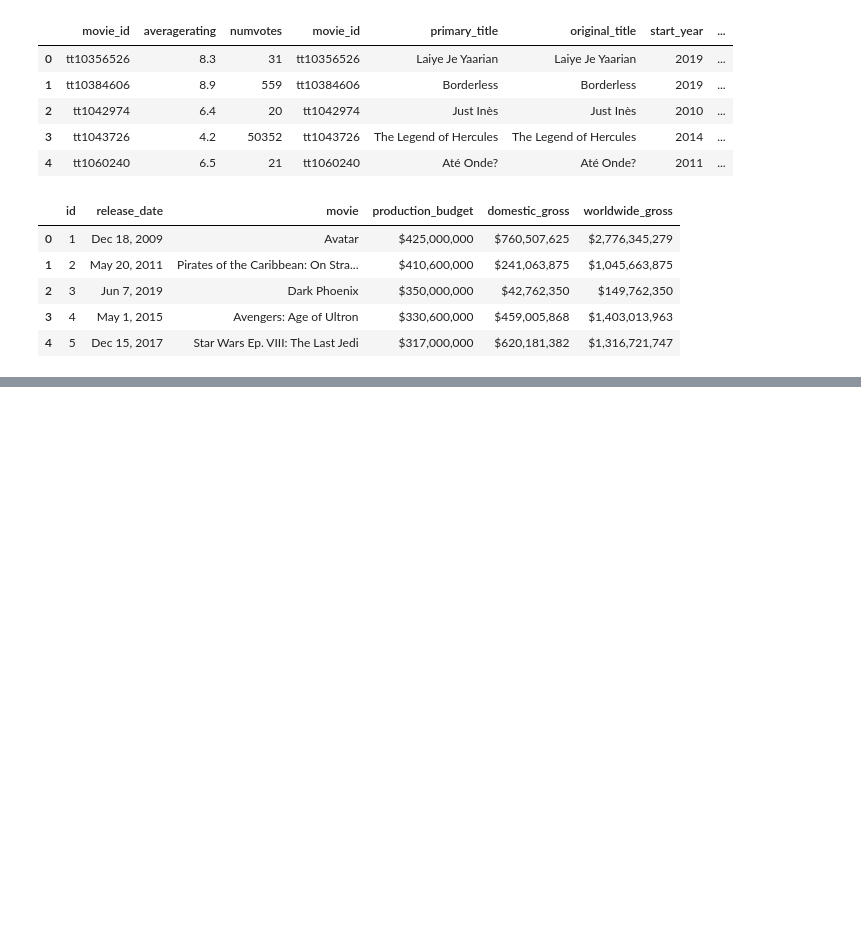
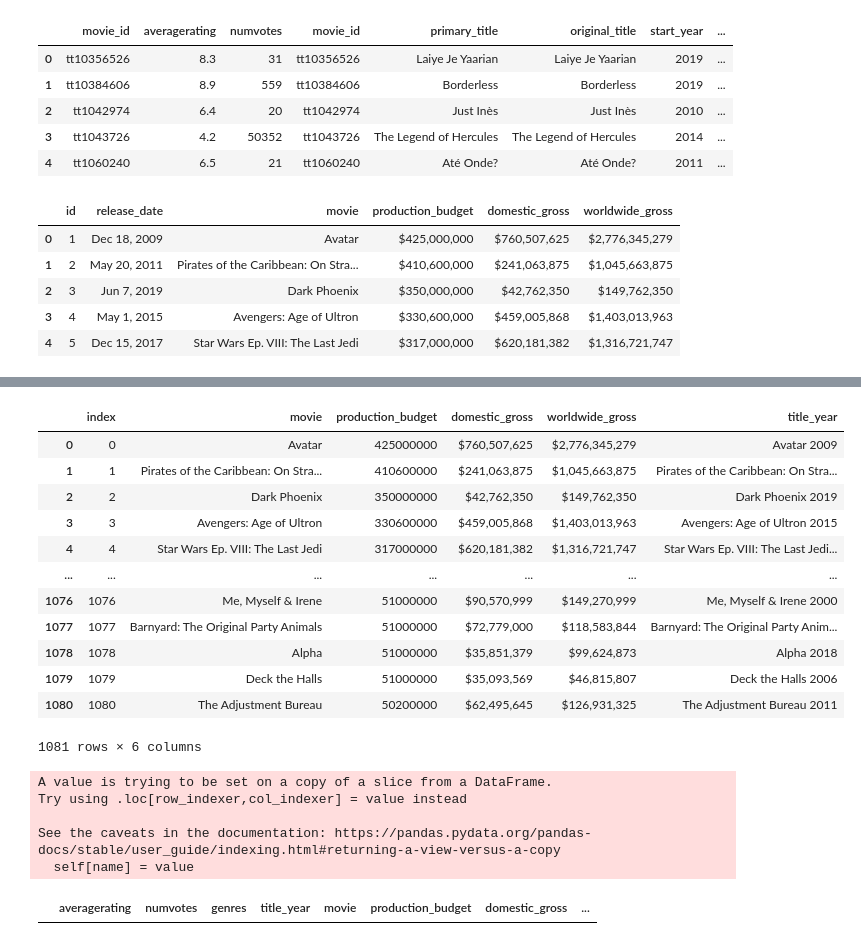
Before and after one commit to learn-co-curriculum/dsc-phase-1-project-v2-4, a Jupyter notebook: student-Copy1.ipynb, the cells around one changed output, grey strips where cells are left out. Saved outputs shown, nothing was run; the diff lists cells and outputs as text; code cells hidden in the pictures; blank space fills up the shorter version.

```diff
--- a/student-Copy1.ipynb
+++ b/student-Copy1.ipynb
@@ -193,3 +219,0 @@ df_combined_copy = df_combined
-# %%
-df_combined["title_year"] = df_combined.str.cat(['primary_title', 'start_year'], sep=' ')
-df_combined.head()
@@ -197,0 +220,6 @@ AttributeError: 'DataFrame' object has no attribute 'cat'
+# %%
+#cleaning columns not needed from analysis
+df_combined.drop(columns=['movie_id', 'original_title', 'primary_title', 'runtime_minutes', 'start_year'], axis=1, inplace = True)
+# %%
+#cleaning columns not needed from analysis
+df_high_budget.drop(columns=['id', 'release_date'], inplace = True)
@@ -197,0 +231,2 @@ AttributeError: 'DataFrame' object has no attribute 'cat'
+# %%
+df_high_budget.set_index(['title_year'])
@@ -197,0 +248,26 @@ AttributeError: 'DataFrame' object has no attribute 'cat'
+# %%
+df_combined.reset_index()
+df_high_budget.reset_index()
+# %% [output]
+|  | index | movie | production_budget | domestic_gross | worldwide_gross | title_year |
+| 0 | 0 | Avatar | 425000000 | $760,507,625 | $2,776,345,279 | Avatar 2009 |
+| 1 | 1 | Pirates of the Caribbean: On Stra... | 410600000 | $241,063,875 | $1,045,663,875 | Pirates of the Caribbean: On Stra... |
+| 2 | 2 | Dark Phoenix | 350000000 | $42,762,350 | $149,762,350 | Dark Phoenix 2019 |
+| 3 | 3 | Avengers: Age of Ultron | 330600000 | $459,005,868 | $1,403,013,963 | Avengers: Age of Ultron 2015 |
+| 4 | 4 | Star Wars Ep. VIII: The Last Jedi | 317000000 | $620,181,382 | $1,316,721,747 | Star Wars Ep. VIII: The Last Jedi... |
+| ... | ... | ... | ... | ... | ... | ... |
+| 1076 | 1076 | Me, Myself & Irene | 51000000 | $90,570,999 | $149,270,999 | Me, Myself & Irene 2000 |
+| 1077 | 1077 | Barnyard: The Original Party Animals | 51000000 | $72,779,000 | $118,583,844 | Barnyard: The Original Party Anim... |
+| 1078 | 1078 | Alpha | 51000000 | $35,851,379 | $99,624,873 | Alpha 2018 |
+| 1079 | 1079 | Deck the Halls | 51000000 | $35,093,569 | $46,815,807 | Deck the Halls 2006 |
+| 1080 | 1080 | The Adjustment Bureau | 50200000 | $62,495,645 | $126,931,325 | The Adjustment Bureau 2011 |
+1081 rows × 6 columns
+# %%
+df_combined.title_year = df_combined.title_year.astype(str)
+df_high_budget.title_year = df_high_budget.title_year.astype(str)
+# %% [output]
+A value is trying to be set on a copy of a slice from a DataFrame.
+Try using .loc[row_indexer,col_indexer] = value instead
+
+See the caveats in the documentation: https://pandas.pydata.org/pandas-docs/stable/user_guide/indexing.html#returning-a-view-versus-a-copy
+  self[name] = value
@@ -197,0 +277,5 @@ AttributeError: 'DataFrame' object has no attribute 'cat'
+# %%
+#DOES NOT MERGE CORRECTLY
+df_newdata.head()
+# %% [output]
+|  | averagerating | numvotes | genres | title_year | movie | production_budget | domestic_gross | ... |
```
Also changed, not shown: parts of 16 cells of this notebook.
